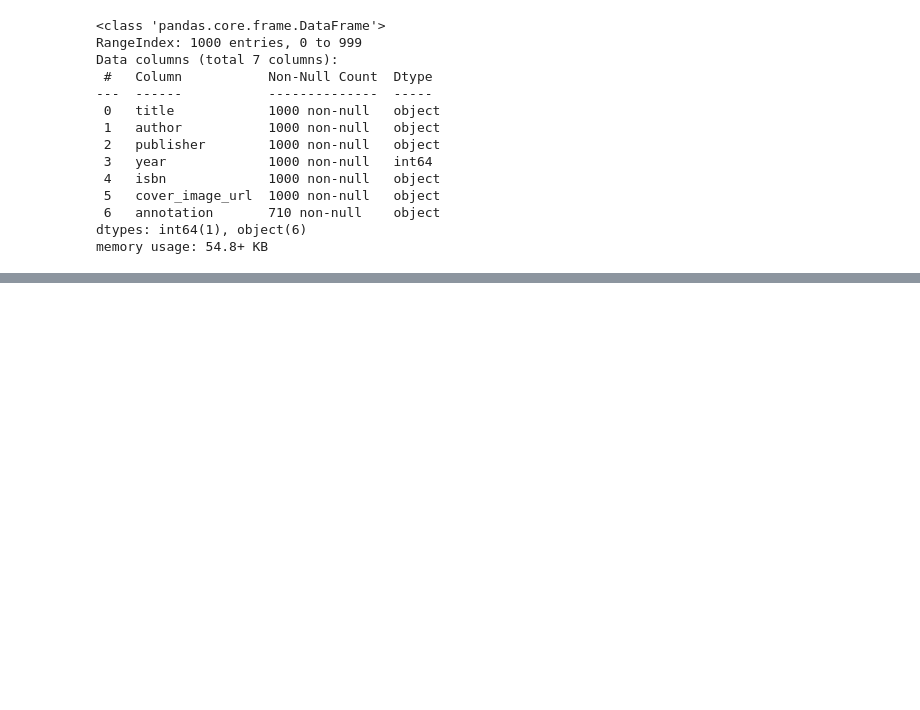
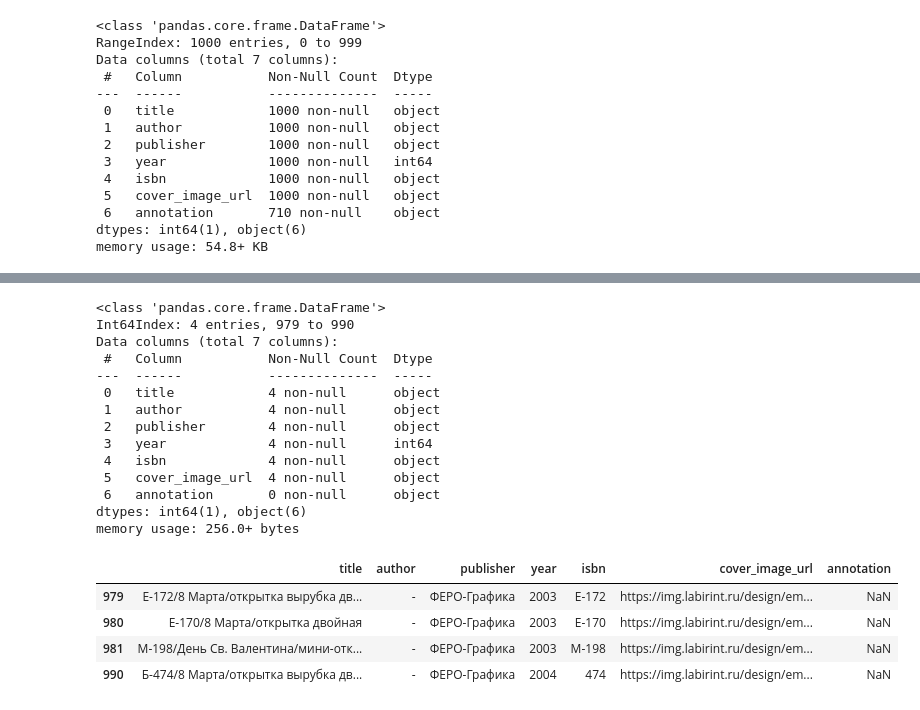
Before and after one commit to Books-space/research, a Jupyter notebook: parse_results_study.ipynb, the cells around one changed output, grey strips where cells are left out. Saved outputs shown, nothing was run; the diff lists cells and outputs as text; code cells hidden in the pictures; blank space fills up the shorter version.

```diff
--- a/parse_results_study.ipynb
+++ b/parse_results_study.ipynb
@@ -54,0 +330,24 @@ empty_author
+# %%
+ferografika = books_df[books_df['publisher'] == 'ФЕРО-Графика']
+ferografika.info()
+ferografika
+# %% [output]
+<class 'pandas.core.frame.DataFrame'>
+Int64Index: 4 entries, 979 to 990
+Data columns (total 7 columns):
+ #   Column           Non-Null Count  Dtype
+---  ------           --------------  -----
+ 0   title            4 non-null      object
+ 1   author           4 non-null      object
+ 2   publisher        4 non-null      object
+ 3   year             4 non-null      int64
+ 4   isbn             4 non-null      object
+ 5   cover_image_url  4 non-null      object
+ 6   annotation       0 non-null      object
+dtypes: int64(1), object(6)
+memory usage: 256.0+ bytes
+|  | title | author | publisher | year | isbn | cover_image_url | annotation |
+| 979 | Е-172/8 Марта/открытка вырубка дв... | - | ФЕРО-Графика | 2003 | Е-172 | https://img.labirint.ru/design/em... | NaN |
+| 980 | Е-170/8 Марта/открытка двойная | - | ФЕРО-Графика | 2003 | Е-170 | https://img.labirint.ru/design/em... | NaN |
+| 981 | М-198/День Св. Валентина/мини-отк... | - | ФЕРО-Графика | 2003 | М-198 | https://img.labirint.ru/design/em... | NaN |
+| 990 | Б-474/8 Марта/открытка вырубка дв... | - | ФЕРО-Графика | 2004 | 474 | https://img.labirint.ru/design/em... | NaN |
```
Also changed, not shown: parts of 10 cells of this notebook.
